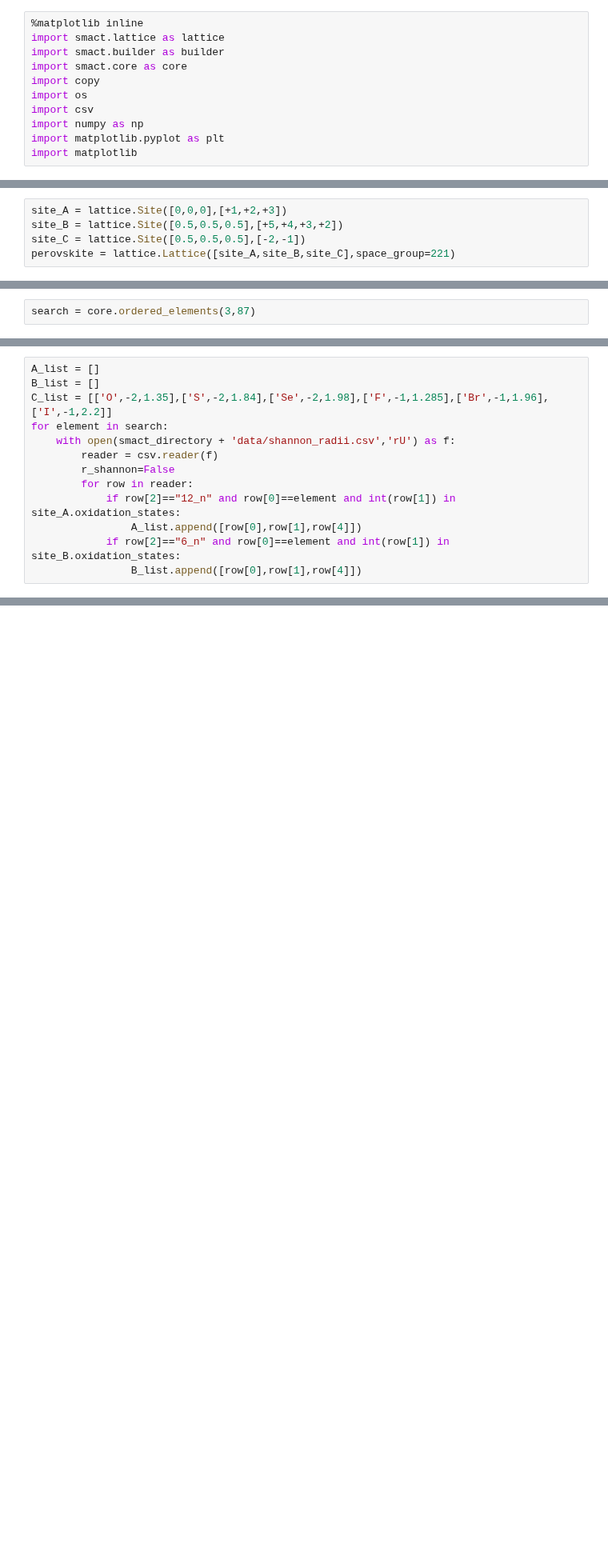
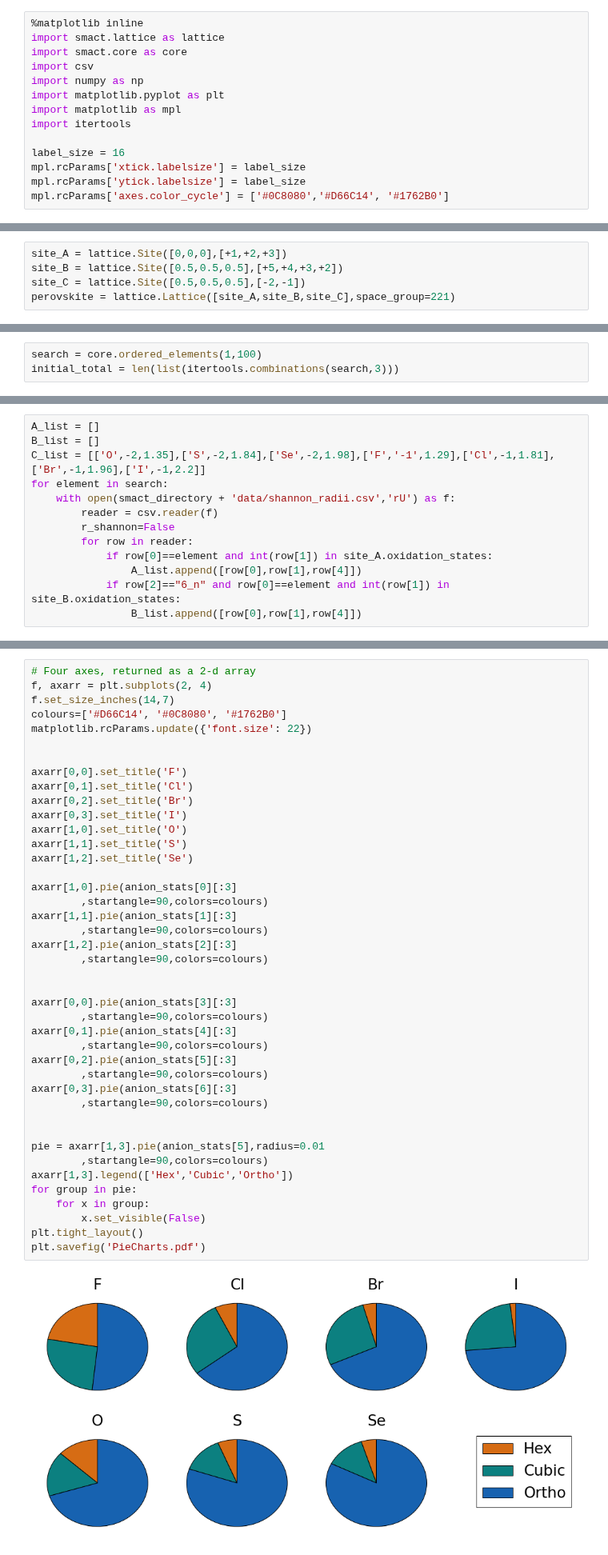
Before and after one commit to WMD-group/SMACT, a Jupyter notebook: examples/PerovskiteSpace/Perovskites_Notebook2.ipynb, the cells around one changed output, grey strips where cells are left out. Shown at 80% size. Cells and saved outputs as stored; diff of their text form; blank space fills up the shorter version.

```diff
--- a/examples/PerovskiteSpace/Perovskites_Notebook2.ipynb
+++ b/examples/PerovskiteSpace/Perovskites_Notebook2.ipynb
@@ -1,11 +9,14 @@
 # %%
 %matplotlib inline
 import smact.lattice as lattice
-import smact.builder as builder
 import smact.core as core
-import copy
-import os
 import csv
 import numpy as np
 import matplotlib.pyplot as plt
-import matplotlib
+import matplotlib as mpl
+import itertools
+
+label_size = 16
+mpl.rcParams['xtick.labelsize'] = label_size
+mpl.rcParams['ytick.labelsize'] = label_size
+mpl.rcParams['axes.color_cycle'] = ['#0C8080','#D66C14', '#1762B0']
@@ -24,2 +44,3 @@ perovskite = lattice.Lattice([site_A,site_B,site_C],space_group=221)
 # %%
-search = core.ordered_elements(3,87)
+search = core.ordered_elements(1,100)
+initial_total = len(list(itertools.combinations(search,3)))
@@ -26,13 +52,13 @@ search = core.ordered_elements(3,87)
 # %%
 A_list = []
 B_list = []
-C_list = [['O',-2,1.35],['S',-2,1.84],['Se',-2,1.98],['F',-1,1.285],['Br',-1,1.96],['I',-1,2.2]]
+C_list = [['O',-2,1.35],['S',-2,1.84],['Se',-2,1.98],['F','-1',1.29],['Cl',-1,1.81],['Br',-1,1.96],['I',-1,2.2]]
 for element in search:
     with open(smact_directory + 'data/shannon_radii.csv','rU') as f:
         reader = csv.reader(f)
         r_shannon=False
         for row in reader:
-            if row[2]=="12_n" and row[0]==element and int(row[1]) in site_A.oxidation_states:
+            if row[0]==element and int(row[1]) in site_A.oxidation_states:
                 A_list.append([row[0],row[1],row[4]])
             if row[2]=="6_n" and row[0]==element and int(row[1]) in site_B.oxidation_states:
                 B_list.append([row[0],row[1],row[4]])
@@ -106,0 +161,44 @@ print goldschmidt_cubic
+# %%
+# Four axes, returned as a 2-d array
+f, axarr = plt.subplots(2, 4)
+f.set_size_inches(14,7)
+colours=['#D66C14', '#0C8080', '#1762B0']
+matplotlib.rcParams.update({'font.size': 22})
+
+
+axarr[0,0].set_title('F')
+axarr[0,1].set_title('Cl')
+axarr[0,2].set_title('Br')
+axarr[0,3].set_title('I')
+axarr[1,0].set_title('O')
+axarr[1,1].set_title('S')
+axarr[1,2].set_title('Se')
+
+axarr[1,0].pie(anion_stats[0][:3]
+        ,startangle=90,colors=colours)
+axarr[1,1].pie(anion_stats[1][:3]
+        ,startangle=90,colors=colours)
+axarr[1,2].pie(anion_stats[2][:3]
+        ,startangle=90,colors=colours)
+
+
+axarr[0,0].pie(anion_stats[3][:3]
+        ,startangle=90,colors=colours)
+axarr[0,1].pie(anion_stats[4][:3]
+        ,startangle=90,colors=colours)
+axarr[0,2].pie(anion_stats[5][:3]
+        ,startangle=90,colors=colours)
+axarr[0,3].pie(anion_stats[6][:3]
+        ,startangle=90,colors=colours)
+
+
+pie = axarr[1,3].pie(anion_stats[5],radius=0.01
+        ,startangle=90,colors=colours)
+axarr[1,3].legend(['Hex','Cubic','Ortho'])
+for group in pie:
+    for x in group:
+        x.set_visible(False)
+plt.tight_layout()
+plt.savefig('PieCharts.pdf')
+# %% [output]
+[figure, added]
```
Also changed, not shown: parts of 16 cells of this notebook.
